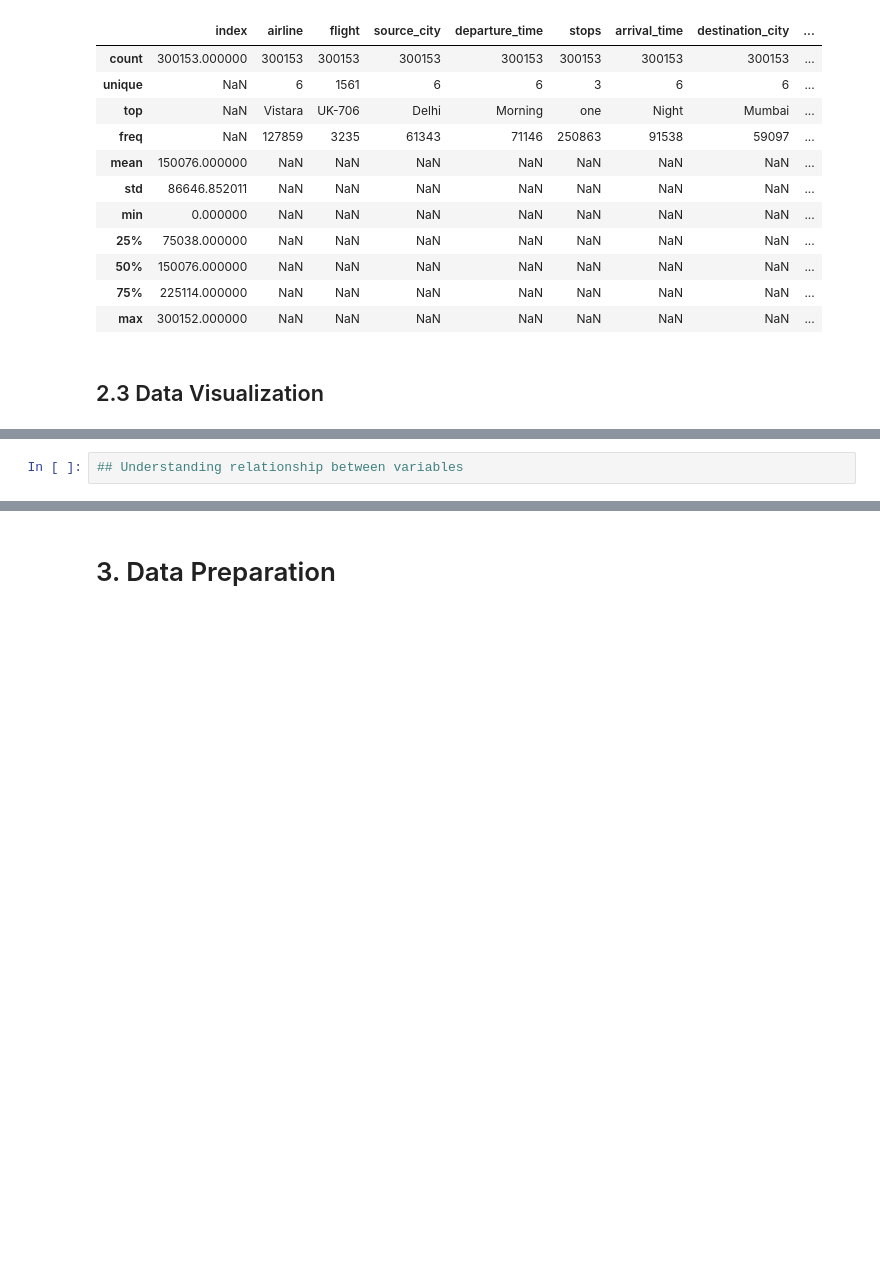
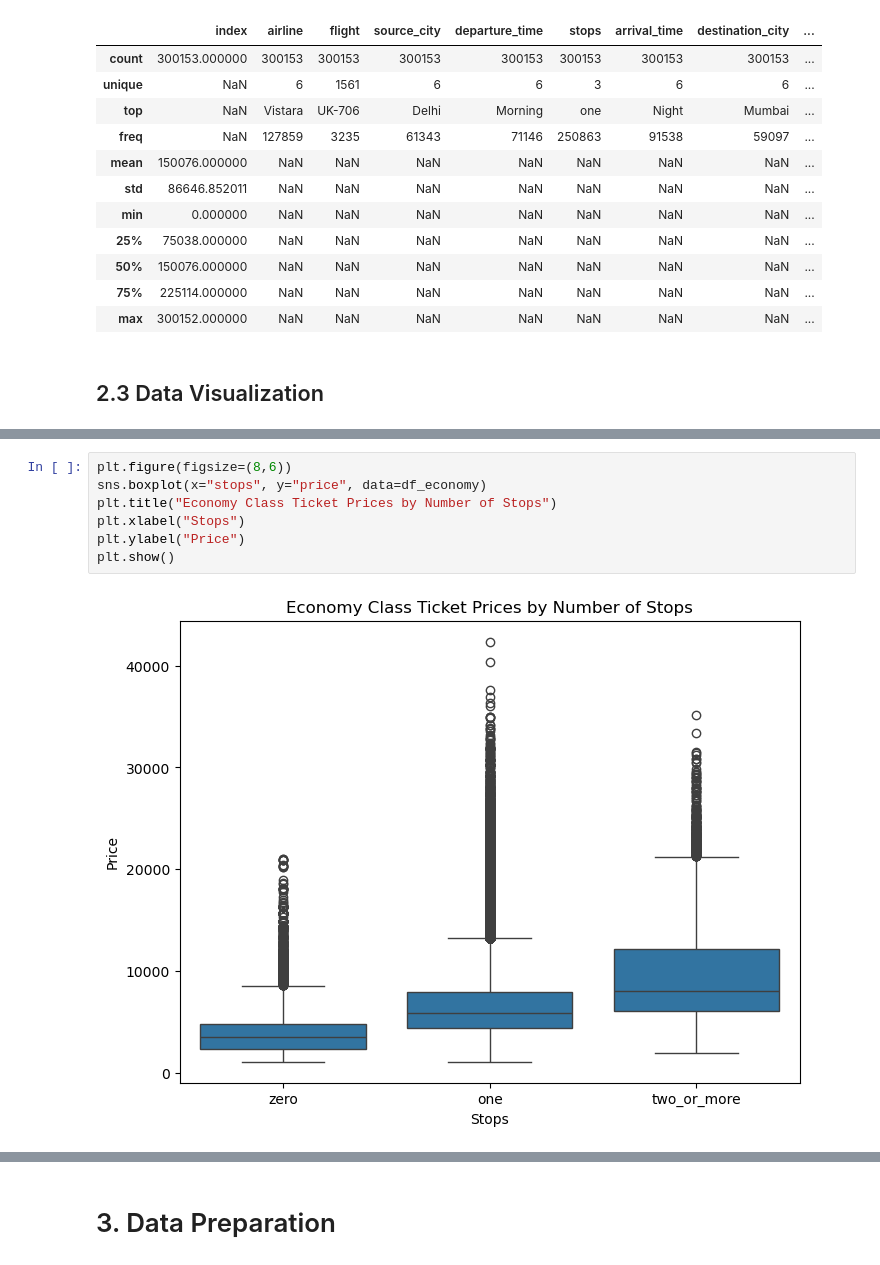
Before and after one commit to Justin-TP/mldp-project, a Jupyter notebook: MLDP Program Codes Submission Template.ipynb, the cells around one changed output, grey strips where cells are left out. Cells and saved outputs as stored; diff of their text form; blank space fills up the shorter version.

```diff
--- a/MLDP Program Codes Submission Template.ipynb
+++ b/MLDP Program Codes Submission Template.ipynb
@@ -141,2 +212,9 @@ df.describe(include="all")
 # %%
-## Understanding relationship between variables
+plt.figure(figsize=(8,6))
+sns.boxplot(x="stops", y="price", data=df_economy)
+plt.title("Economy Class Ticket Prices by Number of Stops")
+plt.xlabel("Stops")
+plt.ylabel("Price")
+plt.show()
+# %% [output]
+[figure, added]
```
Also changed, not shown: parts of 18 cells of this notebook.
